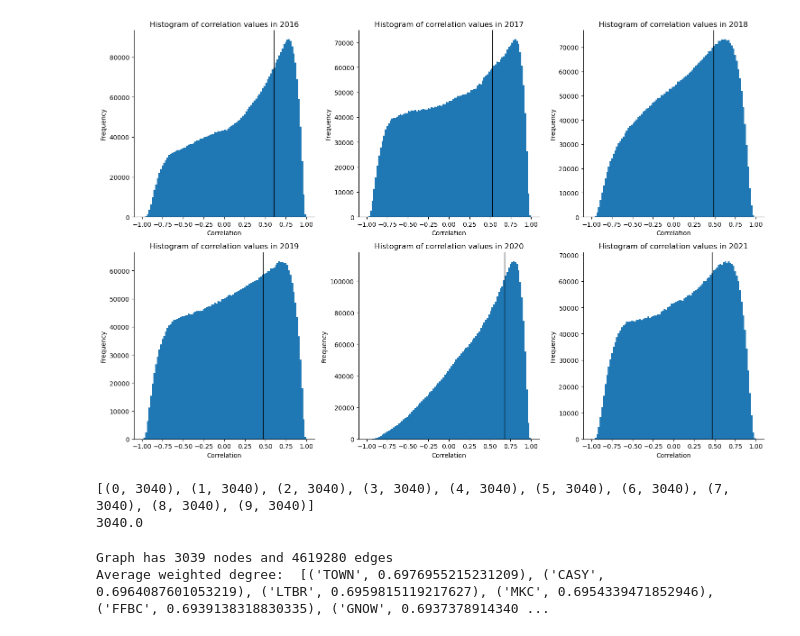
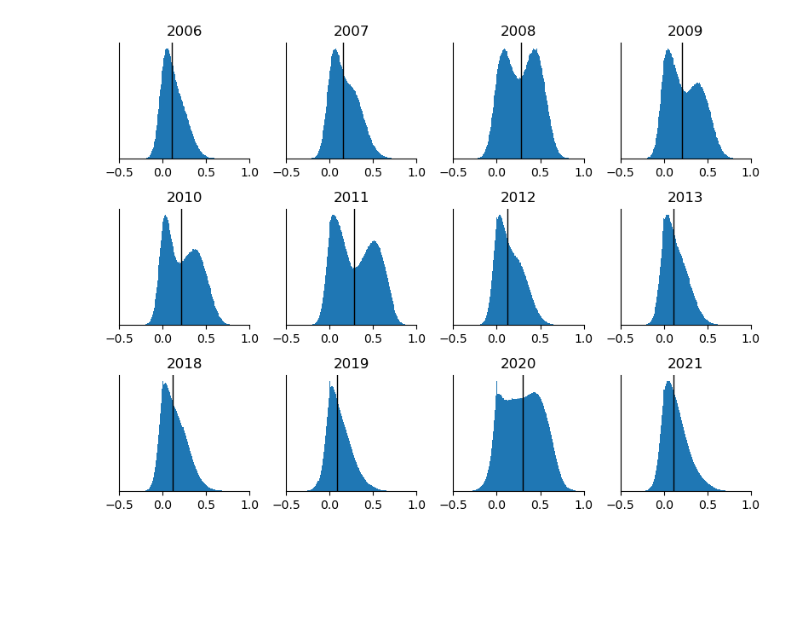
Before and after one commit to borchand/Network_Analysis, a Jupyter notebook: script/EDA.ipynb, the cells around one changed output. Drawn from its saved outputs; the diff is of its cells as text; code cells hidden in the pictures; blank space fills up the shorter version.

```diff
--- a/script/EDA.ipynb
+++ b/script/EDA.ipynb
@@ -9,4 +10,4 @@ from data_clean.newClean import get_data, get_corr_from_year
 # %%
+#get data
 df_years, min_year, max_year = get_data()
-
-corrlist = [get_corr_from_year(year, df_years, min_year) for year in range(2018, max_year+1)]
+corrlist = [get_corr_from_year(year, df_years, min_year) for year in range(min_year+1, max_year+1)]
@@ -16,0 +14,6 @@ len(corrlist)
+# %%
+for i in enumerate(corrlist):
+    print('year: ', i[0]+min_year+1)
+    print('nodes: ', i[1].shape[0])
+    print('edges: ', np.sum(np.where(i[1] != 0, 1, 0))//2-i[1].shape[0])
+    print()
@@ -17,26 +60,29 @@ len(corrlist)
 # %%
-#histogram of correlation values
-ncols, nrows, scale = 4,3,5
+#histogram of correlation values in each year but not (8,9,10,11)
+excorrlist = [corrlist[i] for i in range(len(corrlist)) if i not in (8,9,10,11)]
+ncols, nrows, scale = 4,3,2
 plt.figure(figsize = (ncols*scale, nrows*scale))
 for i in range(nrows*ncols):
     try:
         plt.subplot(nrows, ncols, i+1)
-        histcorr = corrlist[i]
+        histcorr = excorrlist[i]
         histcorr = np.triu(histcorr, k=1)
         histcorr = histcorr[histcorr != 0]
         #set line at 75 percentile and color the histogram after that line
-        plt.hist(histcorr, bins=100)
-        plt.axvline(np.percentile(histcorr, 70), color='black', linewidth=1)
+        plt.hist(histcorr, bins=200)
+        plt.axvline(np.percentile(histcorr, 50), color='black', linewidth=1)
         #without borders
         plt.gca().spines['top'].set_visible(False)
         plt.gca().spines['right'].set_visible(False)
-
-        plt.title(f'Histogram of correlation values in {2016+i}')
-        plt.xlabel('Correlation')
-        plt.ylabel('Frequency')
+        plt.xlim(left=-0.5, right=1)
+        plt.yticks([])
+        if i < 8:
+            plt.title(f'{min_year+1+i}')
+        else:
+            plt.title(f'{min_year+1+i+4}')
     except:
         pass
 plt.tight_layout()
 plt.show()
 # %% [output]
-[figure, old version]
+[figure, new version]
@@ -46,19 +88,0 @@ pos = nx.spring_layout(G, weight='weight')
-# %%
-#print lowest 10 degrees
-print(sorted(G.degree, key=lambda x: x[1])[:10])
-print(G.number_of_edges()/3039*2)
-# %% [output]
-[(0, 3040), (1, 3040), (2, 3040), (3, 3040), (4, 3040), (5, 3040), (6, 3040), (7, 3040), (8, 3040), (9, 3040)]
-3040.0
-# %%
-from collections import Counter
-#desciptive statistics of network
-print(f'Graph has {G.number_of_nodes()} nodes and {G.number_of_edges()} edges')
-
-abscorr = np.abs(corr)
-avg_deg = dict(zip(df.columns, np.mean(abscorr, axis=1)))
-avg_deg = dict(sorted(avg_deg.items(), key=lambda item: item[1], reverse=True))
-print(f'Average weighted degree: ', list(avg_deg.items())[:15])
-# %% [output]
-Graph has 3039 nodes and 4619280 edges
-Average weighted degree:  [('TOWN', 0.6976955215231209), ('CASY', 0.6964087601053219), ('LTBR', 0.6959815119217627), ('MKC', 0.6954339471852946), ('FFBC', 0.6939138318830335), ('GNOW', 0.6937378914340 ...
```
Also changed, not shown: parts of 9 cells of this notebook.
